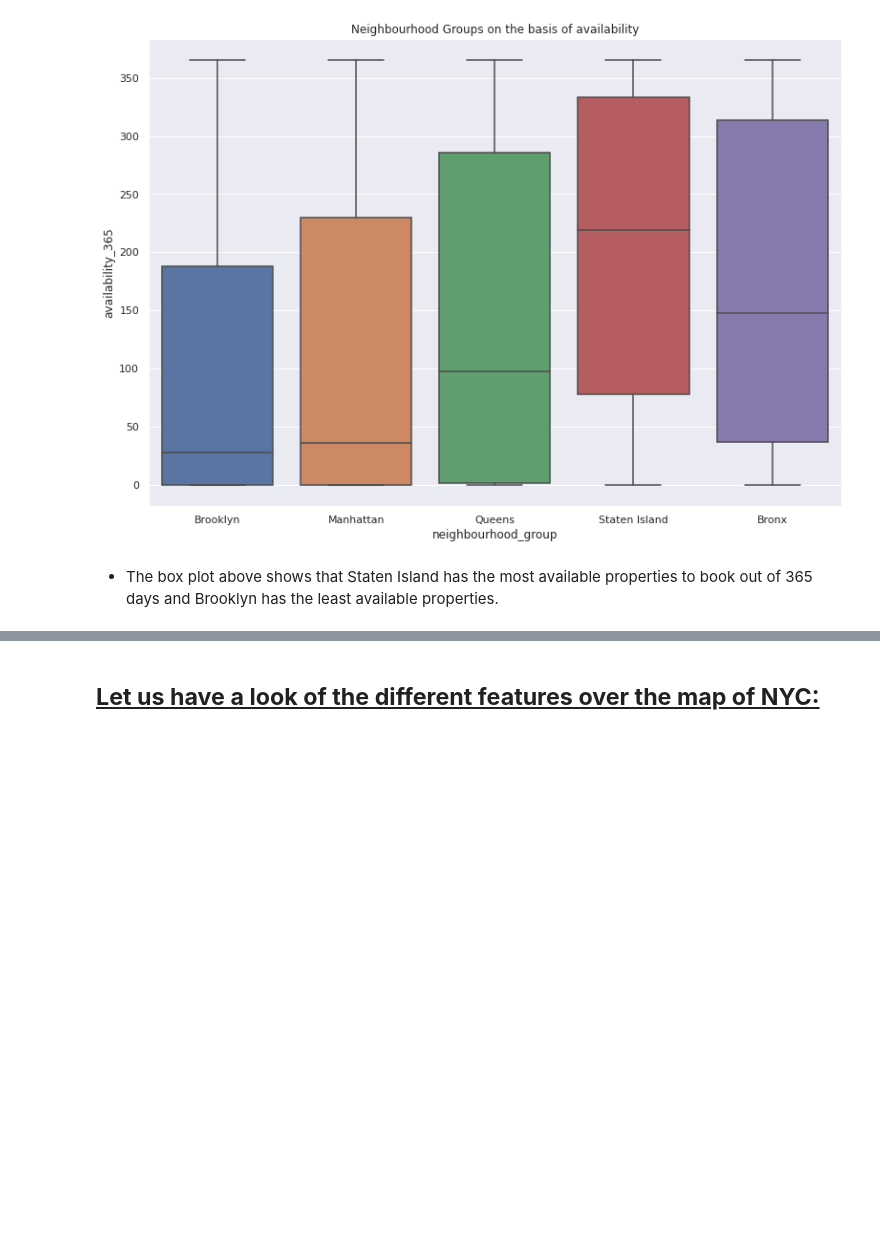
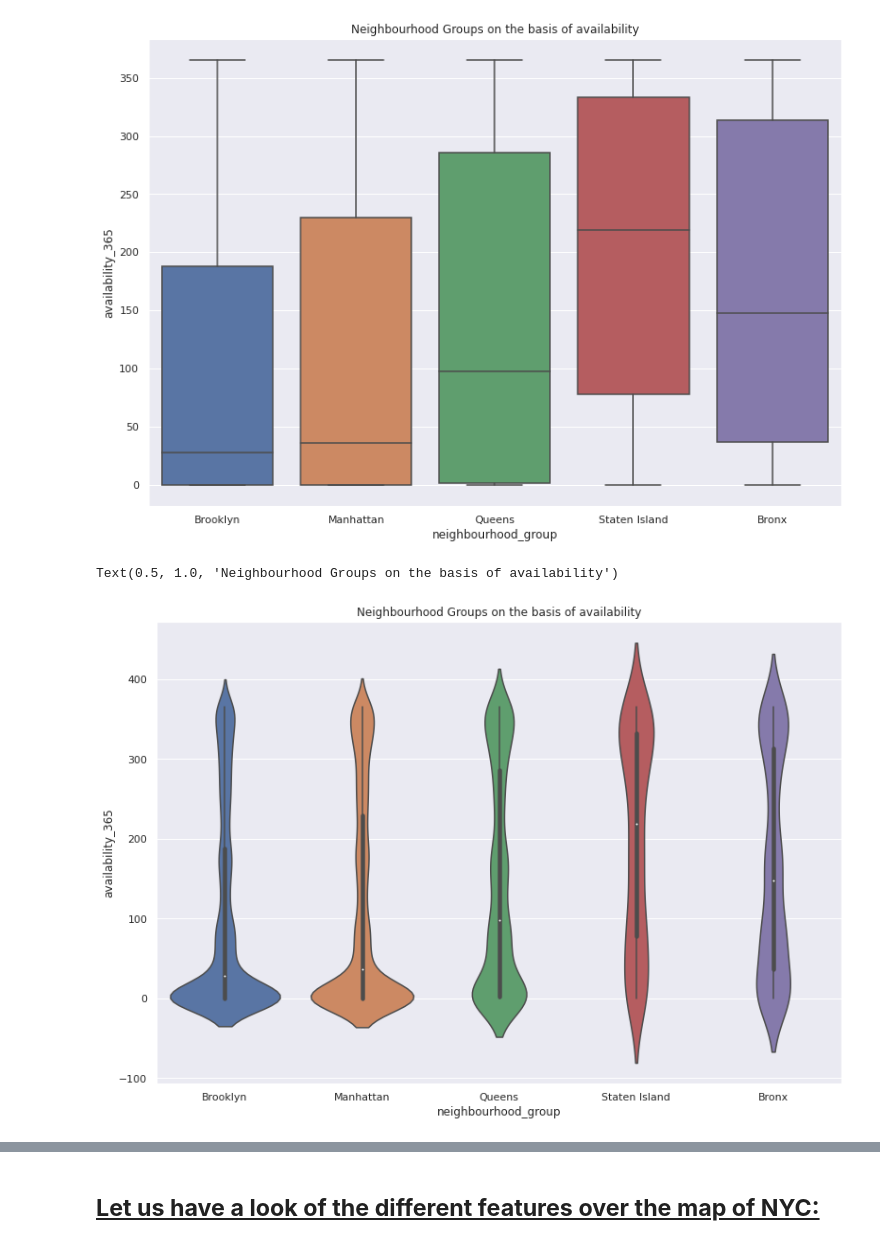
Before and after one commit to Rudrajit12/Airbnb-Bookings-Analysis, a Jupyter notebook: Airbnb_Bookings_Analysis_Capstone_Project.ipynb, the cells around one changed output, grey strips where cells are left out. Drawn from its saved outputs; the diff is of its cells as text; code cells hidden in the pictures; blank space fills up the shorter version.

```diff
--- a/Airbnb_Bookings_Analysis_Capstone_Project.ipynb
+++ b/Airbnb_Bookings_Analysis_Capstone_Project.ipynb
@@ -724,5 +772,10 @@ sns.boxplot(data=bnb_df, x='neighbourhood_group', y='availability_365')
 plt.show()
 # %% [output]
 [figure]
-# %% [markdown]
-* The box plot above shows that Staten Island has the most available properties to book out of 365 days and Brooklyn has the least available properties.
+# %%
+# visualizing the availability in different neighbourhood groups through a violin plot
+sns.violinplot(x='neighbourhood_group', y='availability_365', data=bnb_df)
+plt.title('Neighbourhood Groups on the basis of availability')
+# %% [output]
+Text(0.5, 1.0, 'Neighbourhood Groups on the basis of availability')
+[figure, added]
```
Also changed, not shown: parts of 23 cells of this notebook.
